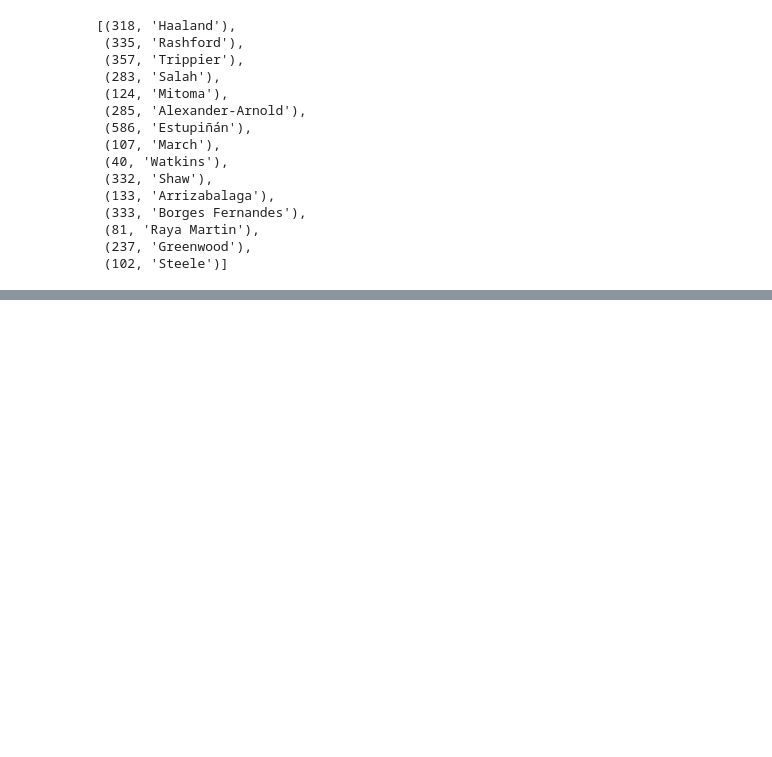
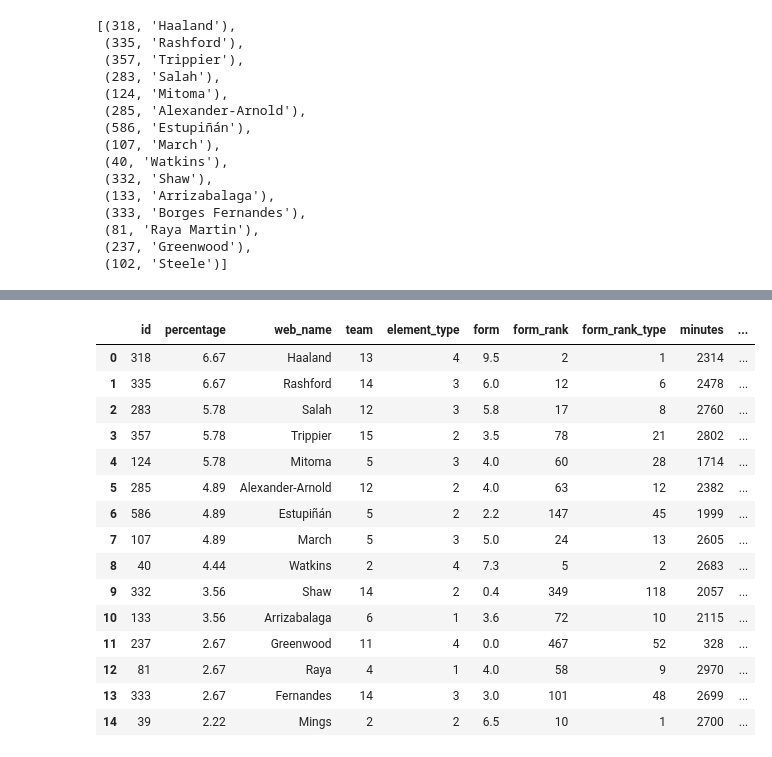
Before and after one commit to Dofften/FPL-Oort, a Jupyter notebook: trial.ipynb, the cells around one changed output, grey strips where cells are left out. Cells and saved outputs as stored; diff of their text form; code cells hidden in the pictures; blank space fills up the shorter version.

```diff
--- a/trial.ipynb
+++ b/trial.ipynb
@@ -341,0 +418,54 @@ NameError: ignored
+# %%
+######     Select an FPL Team from top 15 FPL managers ######
+
+# create dictionaries to keep track of the count of rows by team and element_type
+team_count = {}
+element_count = {1: 0, 2: 0, 3: 0, 4: 0}
+
+# create a list to hold the selected rows
+selected_rows = []
+
+# loop through the rows of the dataframe
+for i, row in merged_df.iterrows():
+
+    # check if we have already selected 15 rows
+    if len(selected_rows) == 15:
+        break
+
+    # check if we have already selected 3 rows for this team
+    if row['team'] in team_count and team_count[row['team']] >= 3:
+        continue
+
+    # check if we have already selected the maximum number of rows for this element_type
+    if element_count[row['element_type']] >= {1:2, 2:5, 3:5, 4:3}[row['element_type']]:
+        continue
+
+    # add this row to the selected_rows list
+    selected_rows.append(row)
+
+    # increment the team_count and element_count dictionaries
+    team_count[row['team']] = team_count.get(row['team'], 0) + 1
+    element_count[row['element_type']] += 1
+
+# create a new dataframe from the selected_rows list
+new_df = pd.DataFrame(selected_rows)
+
+# print the new dataframe
+new_df
+# %% [output]
+|  | id | percentage | web_name | team | element_type | form | form_rank | form_rank_type | minutes | ... |
+| 0 | 318 | 6.67 | Haaland | 13 | 4 | 9.5 | 2 | 1 | 2314 | ... |
+| 1 | 335 | 6.67 | Rashford | 14 | 3 | 6.0 | 12 | 6 | 2478 | ... |
+| 2 | 283 | 5.78 | Salah | 12 | 3 | 5.8 | 17 | 8 | 2760 | ... |
+| 3 | 357 | 5.78 | Trippier | 15 | 2 | 3.5 | 78 | 21 | 2802 | ... |
+| 4 | 124 | 5.78 | Mitoma | 5 | 3 | 4.0 | 60 | 28 | 1714 | ... |
+| 5 | 285 | 4.89 | Alexander-Arnold | 12 | 2 | 4.0 | 63 | 12 | 2382 | ... |
+| 6 | 586 | 4.89 | Estupiñán | 5 | 2 | 2.2 | 147 | 45 | 1999 | ... |
+| 7 | 107 | 4.89 | March | 5 | 3 | 5.0 | 24 | 13 | 2605 | ... |
+| 8 | 40 | 4.44 | Watkins | 2 | 4 | 7.3 | 5 | 2 | 2683 | ... |
+| 9 | 332 | 3.56 | Shaw | 14 | 2 | 0.4 | 349 | 118 | 2057 | ... |
+| 10 | 133 | 3.56 | Arrizabalaga | 6 | 1 | 3.6 | 72 | 10 | 2115 | ... |
+| 11 | 237 | 2.67 | Greenwood | 11 | 4 | 0.0 | 467 | 52 | 328 | ... |
+| 12 | 81 | 2.67 | Raya | 4 | 1 | 4.0 | 58 | 9 | 2970 | ... |
+| 13 | 333 | 2.67 | Fernandes | 14 | 3 | 3.0 | 101 | 48 | 2699 | ... |
+| 14 | 39 | 2.22 | Mings | 2 | 2 | 6.5 | 10 | 1 | 2700 | ... |
```
Also changed, not shown: parts of 12 cells of this notebook.
